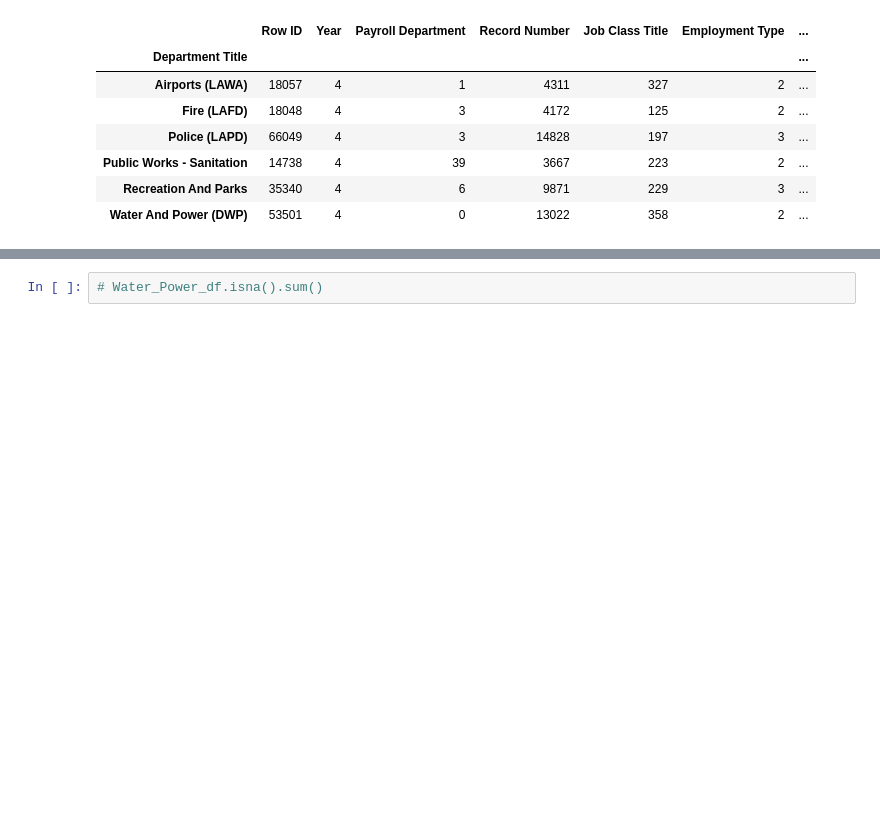
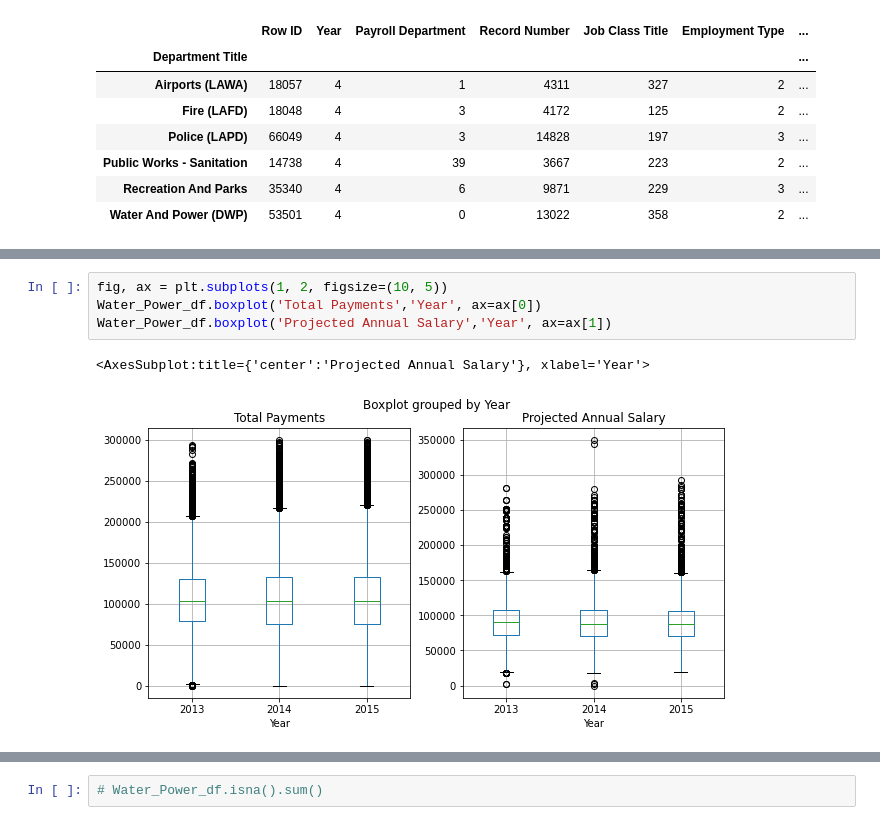
Before and after one commit to harikapeddi/Los_Angeles_Data_Project1, a Jupyter notebook: Salary_Harika_Water&Power.ipynb, the cells around one changed output, grey strips where cells are left out. Saved outputs shown, nothing was run; the diff lists cells and outputs as text; blank space fills up the shorter version.

```diff
--- a/Salary_Harika_Water&Power.ipynb
+++ b/Salary_Harika_Water&Power.ipynb
@@ -51,0 +125,7 @@ Water_Power_df
+# %%
+fig, ax = plt.subplots(1, 2, figsize=(10, 5))
+Water_Power_df.boxplot('Total Payments','Year', ax=ax[0])
+Water_Power_df.boxplot('Projected Annual Salary','Year', ax=ax[1])
+# %% [output]
+<AxesSubplot:title={'center':'Projected Annual Salary'}, xlabel='Year'>
+[figure, added]
```
Also changed, not shown: parts of 15 cells of this notebook, 1 other file.
